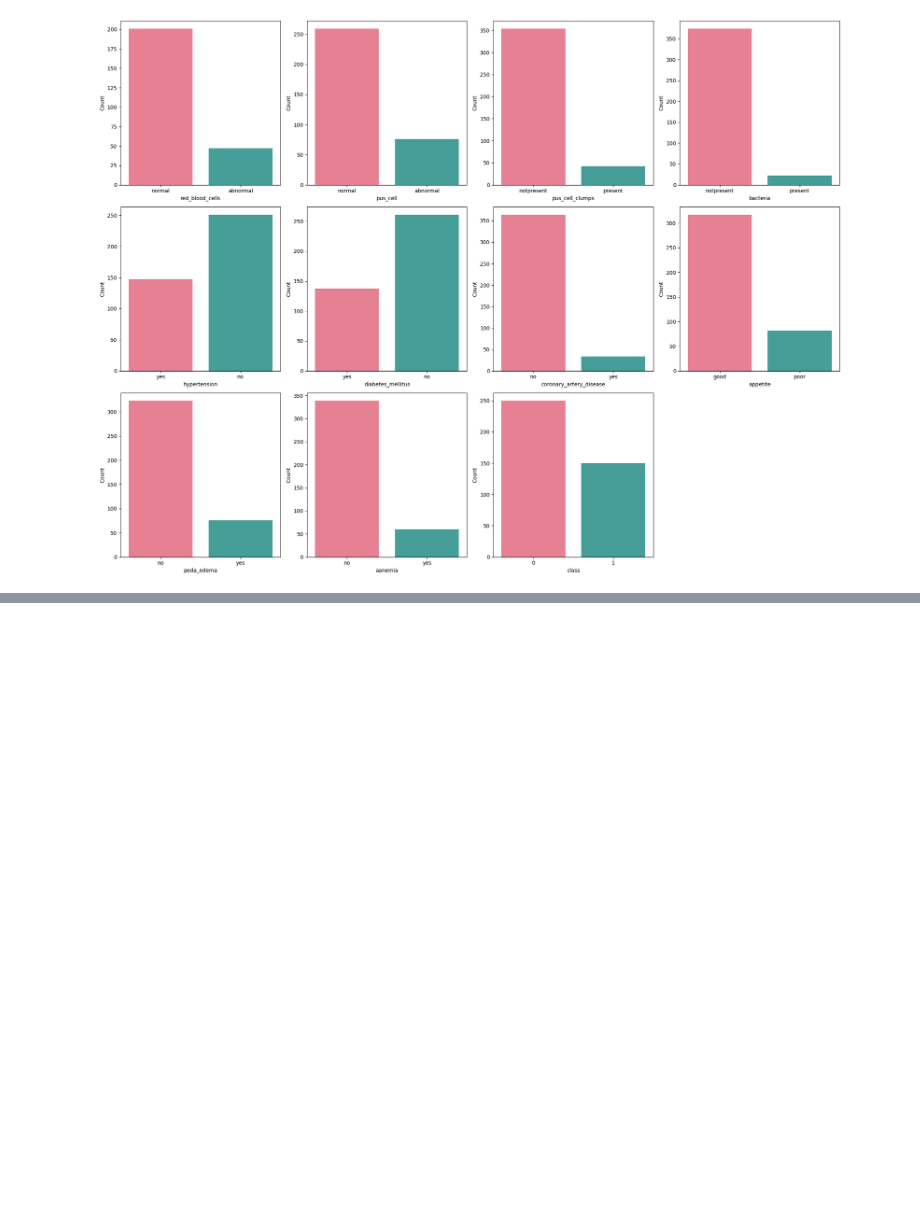
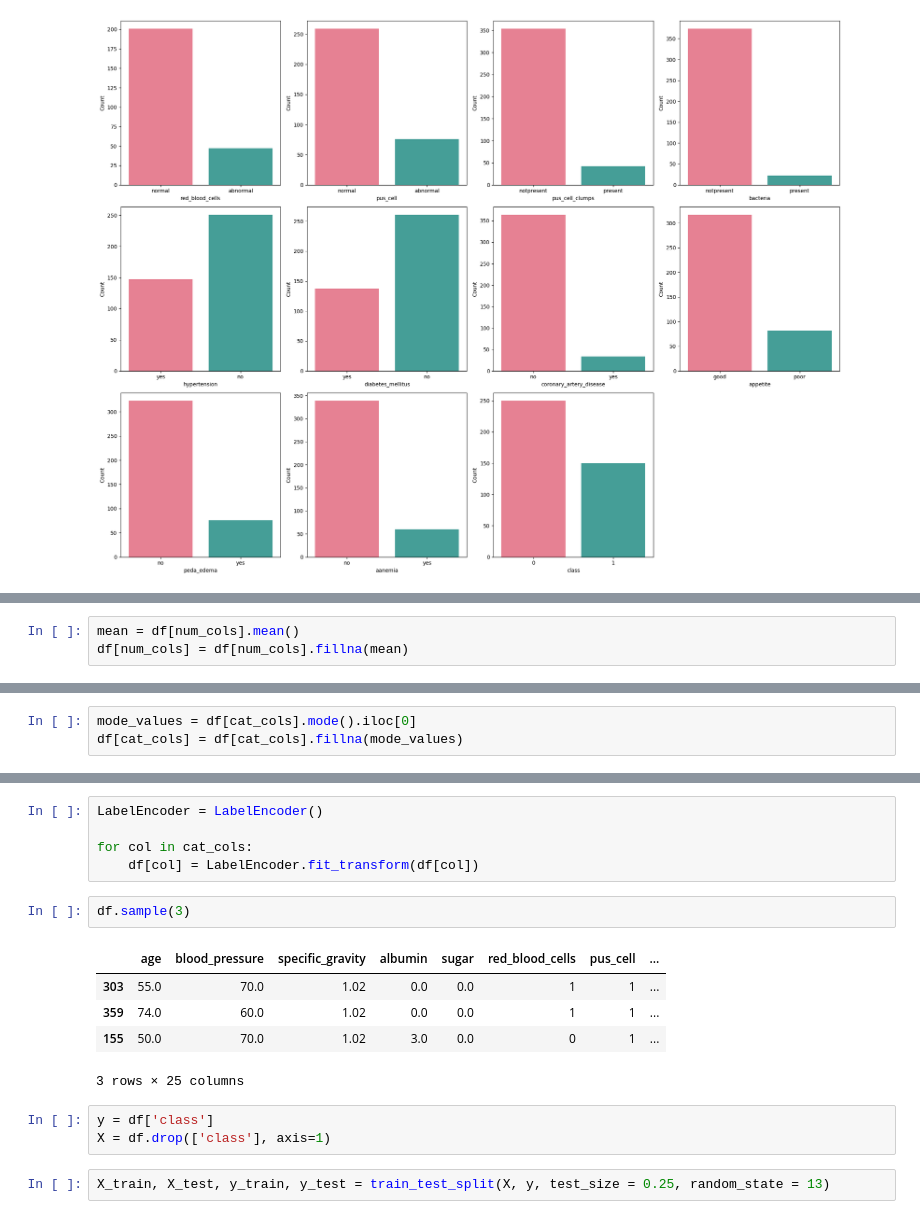
Before and after one commit to hussainmahmood/custom-kernel-svm, a Jupyter notebook: test.ipynb, the cells around one changed output, grey strips where cells are left out. Cells and saved outputs as stored; diff of their text form; blank space fills up the shorter version.

```diff
--- a/test.ipynb
+++ b/test.ipynb
@@ -203,0 +226,3 @@ ValueError: Could not generate a palette for <map object at 0x...>
+# %%
+mean = df[num_cols].mean()
+df[num_cols] = df[num_cols].fillna(mean)
@@ -203,0 +262,3 @@ ValueError: Could not generate a palette for <map object at 0x...>
+# %%
+mode_values = df[cat_cols].mode().iloc[0]
+df[cat_cols] = df[cat_cols].fillna(mode_values)
@@ -203,0 +280,18 @@ ValueError: Could not generate a palette for <map object at 0x...>
+# %%
+LabelEncoder = LabelEncoder()
+
+for col in cat_cols:
+    df[col] = LabelEncoder.fit_transform(df[col])
+# %%
+df.sample(3)
+# %% [output]
+|  | age | blood_pressure | specific_gravity | albumin | sugar | red_blood_cells | pus_cell | ... |
+| 303 | 55.0 | 70.0 | 1.02 | 0.0 | 0.0 | 1 | 1 | ... |
+| 359 | 74.0 | 60.0 | 1.02 | 0.0 | 0.0 | 1 | 1 | ... |
+| 155 | 50.0 | 70.0 | 1.02 | 3.0 | 0.0 | 0 | 1 | ... |
+3 rows × 25 columns
+# %%
+y = df['class']
+X = df.drop(['class'], axis=1)
+# %%
+X_train, X_test, y_train, y_test = train_test_split(X, y, test_size = 0.25, random_state = 13)
```
Also changed, not shown: parts of 14 cells of this notebook.
